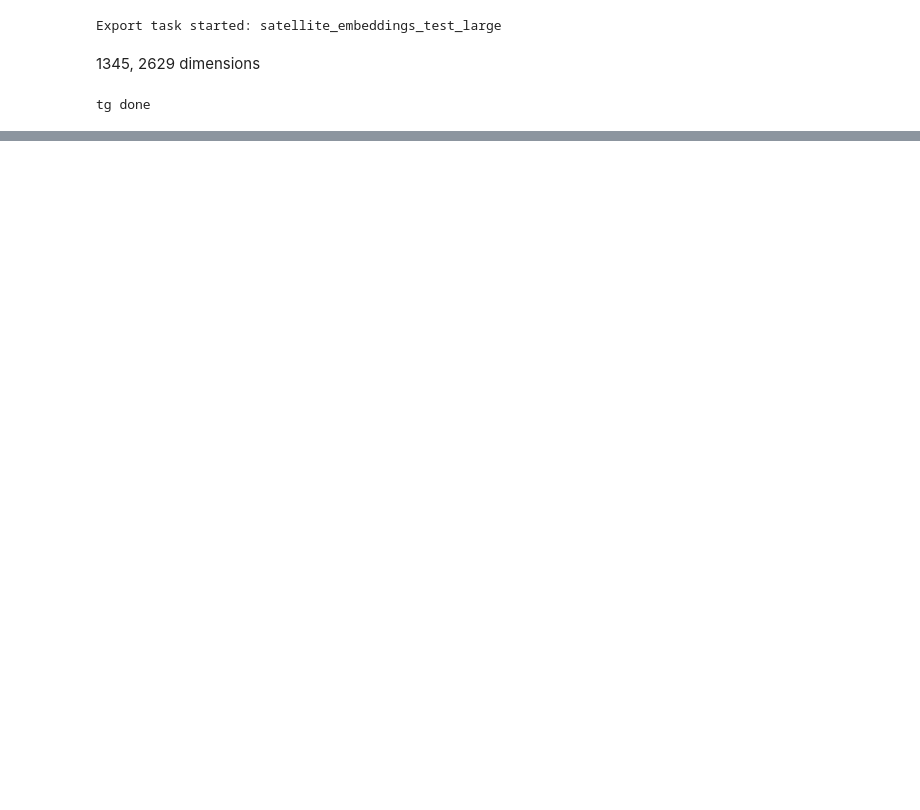
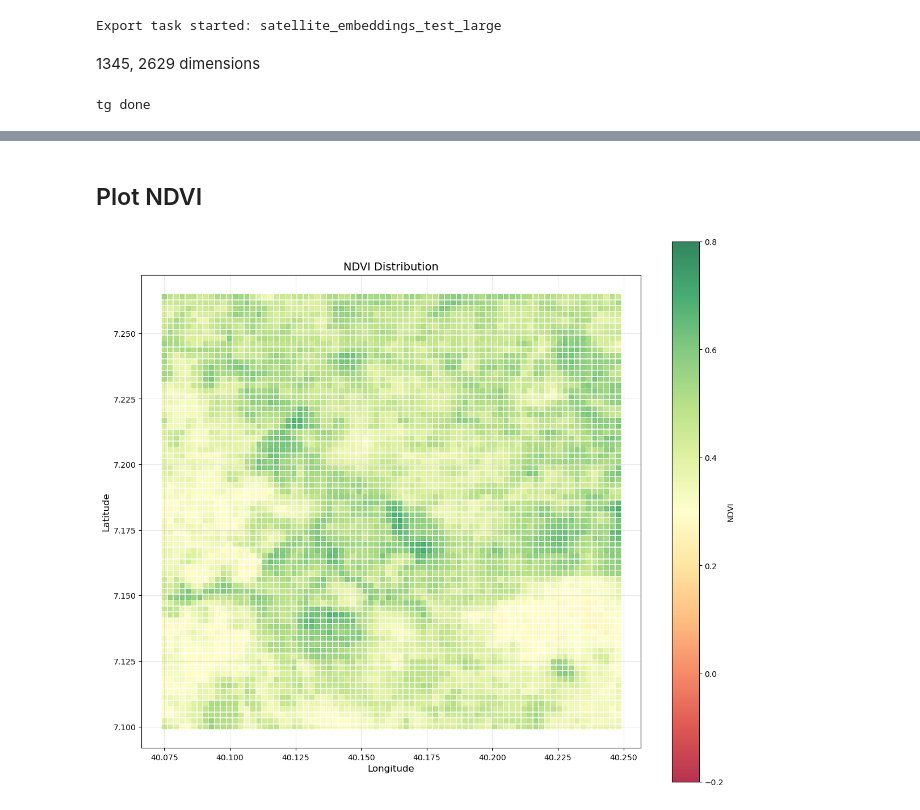
Before and after one commit to bridgestoprosperity/general-data, a Jupyter notebook: notebooks/gee-embeddings/gee-rwi-embeddings-method.ipynb, the cells around one changed output, grey strips where cells are left out. Drawn from its saved outputs; the diff is of its cells as text; code cells hidden in the pictures; blank space fills up the shorter version.

```diff
--- a/notebooks/gee-embeddings/gee-rwi-embeddings-method.ipynb
+++ b/notebooks/gee-embeddings/gee-rwi-embeddings-method.ipynb
@@ -133,0 +486,2 @@ test_gdf.describe()
+# %%
+test_gdf_with_rgb = get_rgb_from_modis_batch(test_gdf, 500)
@@ -133,0 +691,3 @@ test_gdf.describe()
+# %%
+# Usage
+test_gdf_with_rgb_ndvi = get_ndvi_from_modis_batch(test_gdf_with_rgb)
@@ -133,0 +742,41 @@ test_gdf.describe()
+# %% [markdown]
+## Plot NDVI
+# %%
+def plot_ndvi_points(gdf, figsize=(12, 10), point_size=30, alpha=0.8, cmap='RdYlGn'):
+    """
+    Plot points colored by NDVI values
+    """
+    fig, ax = plt.subplots(1, 1, figsize=figsize)
+
+    # Extract coordinates
+    x = gdf.geometry.x
+    y = gdf.geometry.y
+
+    # Get NDVI values
+    ndvi = gdf['ndvi'].fillna(0)
+
+    # Create scatter plot with colorbar
+    scatter = ax.scatter(x, y, c=ndvi, s=point_size, alpha=alpha,
+                        marker='s', cmap=cmap, vmin=-0.2, vmax=0.8)
+
+    # Add colorbar
+    cbar = plt.colorbar(scatter, ax=ax, label='NDVI')
+    cbar.ax.tick_params(labelsize=10)
+
+    # Set equal aspect ratio
+    ax.set_aspect('equal')
+
+    # Labels and title
+    ax.set_xlabel('Longitude', fontsize=12)
+    ax.set_ylabel('Latitude', fontsize=12)
+    ax.set_title('NDVI Distribution', fontsize=14)
+    ax.grid(True, alpha=0.3)
+
+    plt.tight_layout()
+    return fig, ax
+
+# Usage
+fig, ax = plot_ndvi_points(test_gdf_with_rgb_ndvi)
+plt.show()
+# %% [output]
+[figure, added]
```
Also changed, not shown: parts of 42 cells of this notebook.
